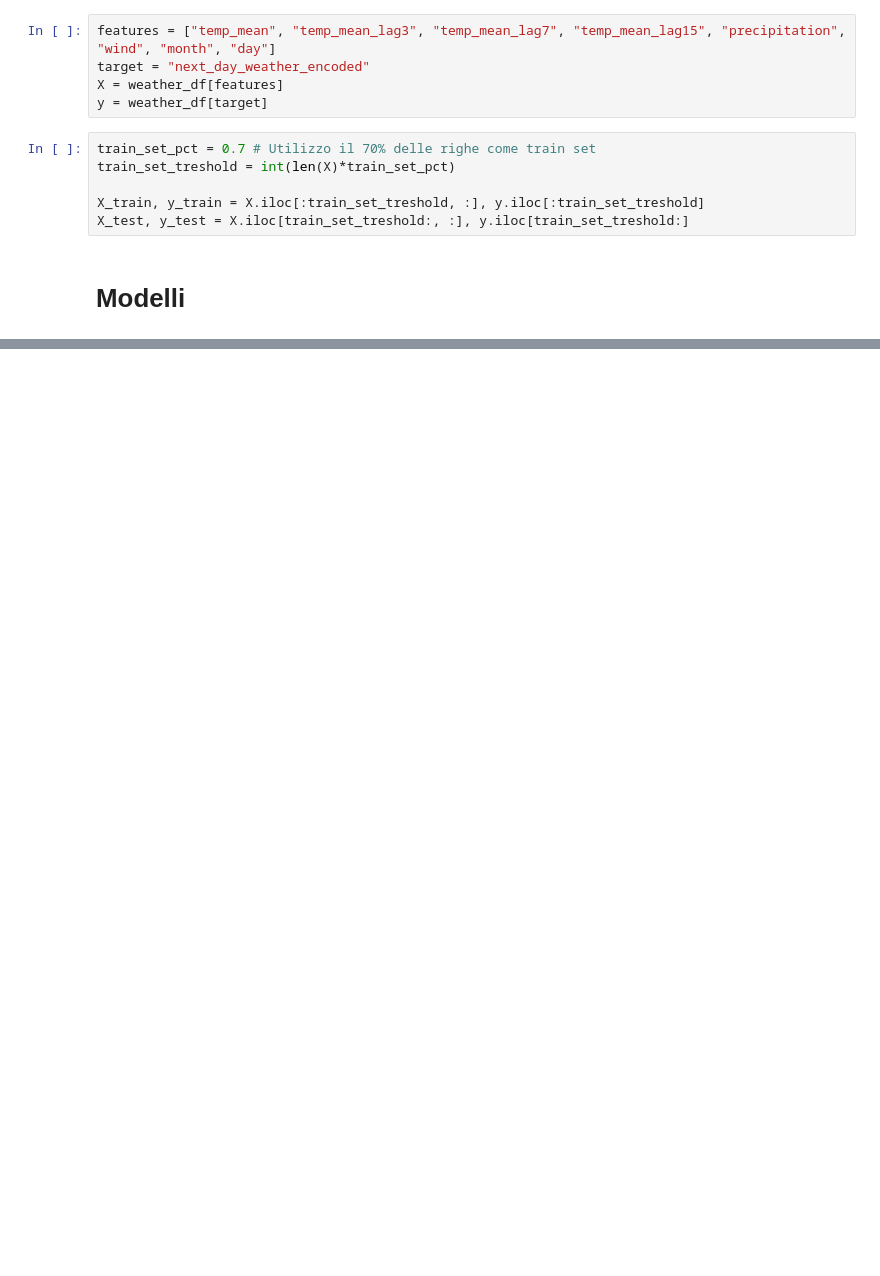
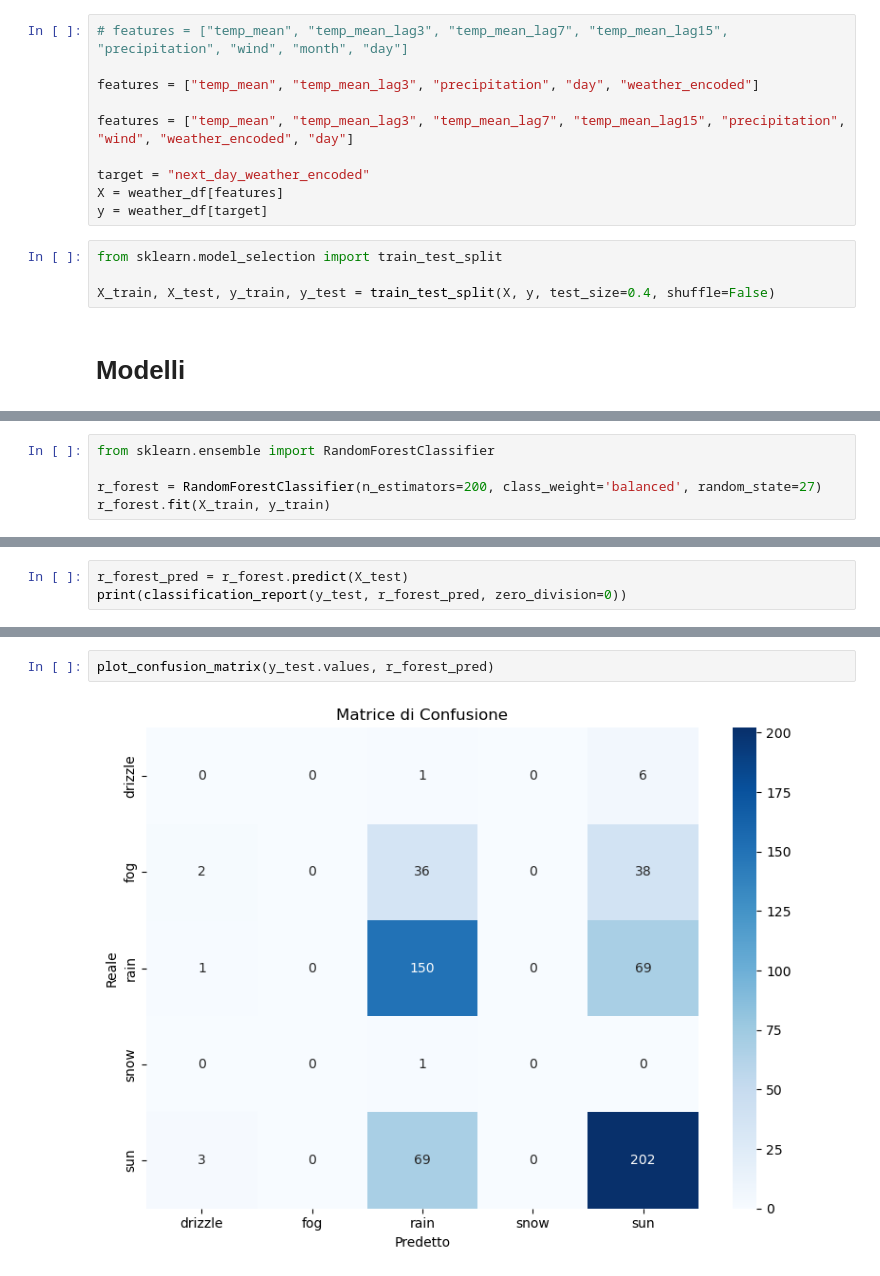
Before and after one commit to Orbmad/Data_Intensive_project, a Jupyter notebook: weather_predictions.ipynb, the cells around one changed output, grey strips where cells are left out. Drawn from its saved outputs; the diff is of its cells as text; blank space fills up the shorter version.

Commit message:
Added Random Forest and XGBoost

```diff
--- a/weather_predictions.ipynb
+++ b/weather_predictions.ipynb
@@ -313,16 +335,19 @@ date
 # %% [markdown]
 # Suddivisione del dataset per l'addestramento
 # %%
-features = ["temp_mean", "temp_mean_lag3", "temp_mean_lag7", "temp_mean_lag15", "precipitation", "wind", "month", "day"]
+# features = ["temp_mean", "temp_mean_lag3", "temp_mean_lag7", "temp_mean_lag15", "precipitation", "wind", "month", "day"]
+
+features = ["temp_mean", "temp_mean_lag3", "precipitation", "day", "weather_encoded"]
+
+features = ["temp_mean", "temp_mean_lag3", "temp_mean_lag7", "temp_mean_lag15", "precipitation", "wind", "weather_encoded", "day"]
+
 target = "next_day_weather_encoded"
 X = weather_df[features]
 y = weather_df[target]
 # %%
-train_set_pct = 0.7 # Utilizzo il 70% delle righe come train set
-train_set_treshold = int(len(X)*train_set_pct)
+from sklearn.model_selection import train_test_split
 
-X_train, y_train = X.iloc[:train_set_treshold, :], y.iloc[:train_set_treshold]
-X_test, y_test = X.iloc[train_set_treshold:, :], y.iloc[train_set_treshold:]
+X_train, X_test, y_train, y_test = train_test_split(X, y, test_size=0.4, shuffle=False)
 # %% [markdown]
 # Modelli
 # %% [markdown]
@@ -329,0 +355,5 @@ X_test, y_test = X.iloc[train_set_treshold:, :], y.iloc[train_set_treshold:]
+# %%
+from sklearn.ensemble import RandomForestClassifier
+
+r_forest = RandomForestClassifier(n_estimators=200, class_weight='balanced', random_state=27)
+r_forest.fit(X_train, y_train)
@@ -329,0 +363,3 @@ X_test, y_test = X.iloc[train_set_treshold:, :], y.iloc[train_set_treshold:]
+# %%
+r_forest_pred = r_forest.predict(X_test)
+print(classification_report(y_test, r_forest_pred, zero_division=0))
@@ -329,0 +378,4 @@ X_test, y_test = X.iloc[train_set_treshold:, :], y.iloc[train_set_treshold:]
+# %%
+plot_confusion_matrix(y_test.values, r_forest_pred)
+# %% [output]
+[figure, added]
```
Also changed, not shown: parts of 15 cells of this notebook.
